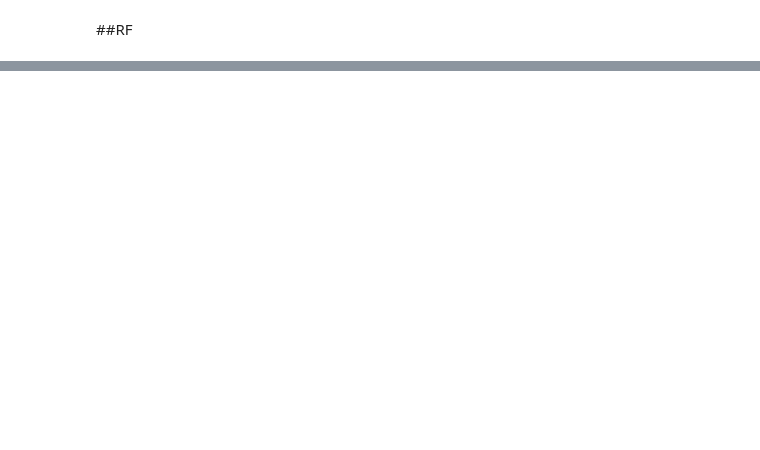
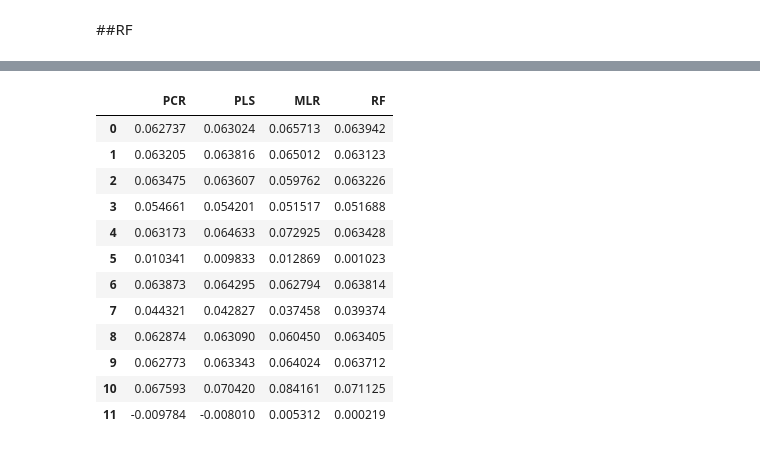
Before and after one commit to wiemila/ML_ISE-strzykawki, a Jupyter notebook: Cond_corr.ipynb, the cells around one changed output, grey strips where cells are left out. Drawn from its saved outputs; the diff is of its cells as text; code cells hidden in the pictures; blank space fills up the shorter version.

```diff
--- a/Cond_corr.ipynb
+++ b/Cond_corr.ipynb
@@ -383,0 +272,18 @@ MLR red, PLS blue, PCR green, RF yellow
+# %%
+Predictions = pd.concat([predcopyPCR, predcopyPLS,predcopyMLR,predcopyRF], axis=1)
+Predictions.columns=['PCR','PLS','MLR','RF']
+Predictions
+# %% [output]
+|  | PCR | PLS | MLR | RF |
+| 0 | 0.062737 | 0.063024 | 0.065713 | 0.063942 |
+| 1 | 0.063205 | 0.063816 | 0.065012 | 0.063123 |
+| 2 | 0.063475 | 0.063607 | 0.059762 | 0.063226 |
+| 3 | 0.054661 | 0.054201 | 0.051517 | 0.051688 |
+| 4 | 0.063173 | 0.064633 | 0.072925 | 0.063428 |
+| 5 | 0.010341 | 0.009833 | 0.012869 | 0.001023 |
+| 6 | 0.063873 | 0.064295 | 0.062794 | 0.063814 |
+| 7 | 0.044321 | 0.042827 | 0.037458 | 0.039374 |
+| 8 | 0.062874 | 0.063090 | 0.060450 | 0.063405 |
+| 9 | 0.062773 | 0.063343 | 0.064024 | 0.063712 |
+| 10 | 0.067593 | 0.070420 | 0.084161 | 0.071125 |
+| 11 | -0.009784 | -0.008010 | 0.005312 | 0.000219 |
```
Also changed, not shown: parts of 18 cells of this notebook.
